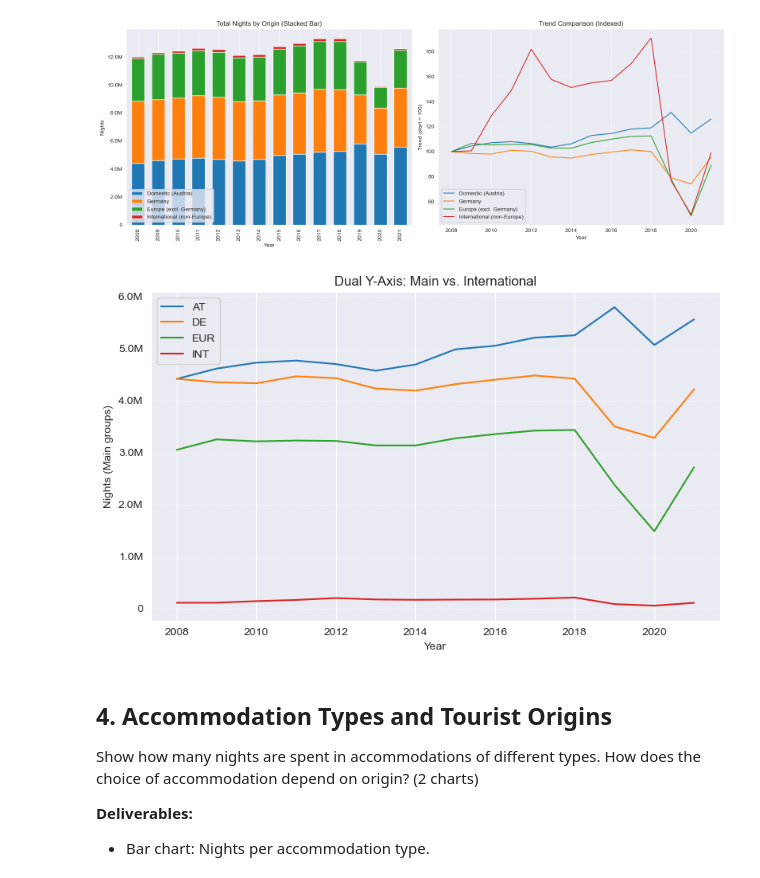
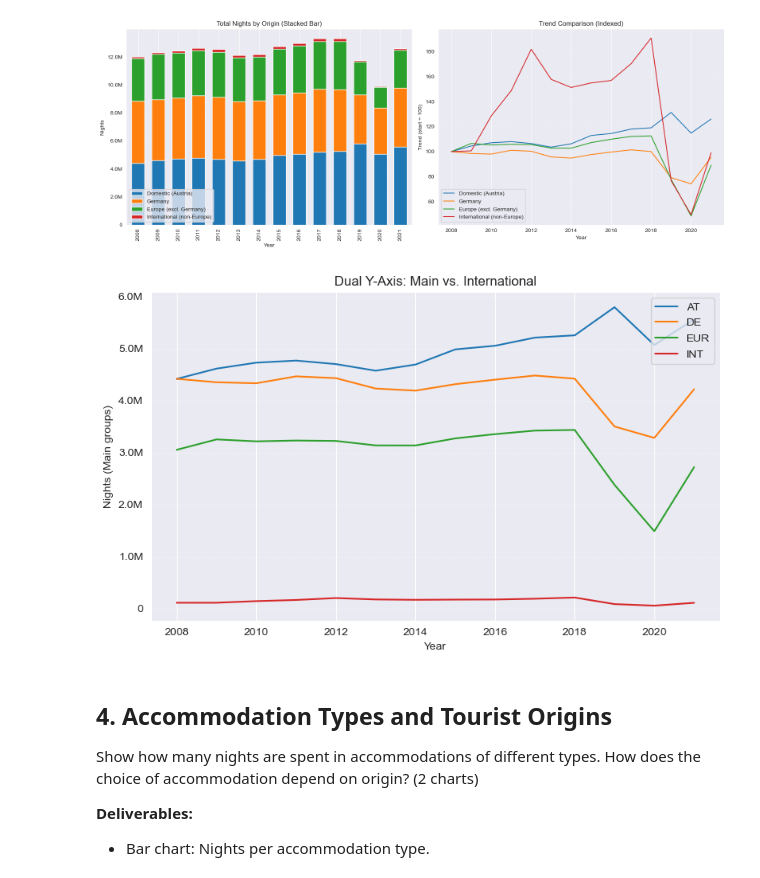
Before and after one commit to mak8427/data_visualization, a Jupyter notebook: exam/problem_2_davide.ipynb, the cells around one changed output. Cells and saved outputs as stored; diff of their text form; code cells hidden in the pictures.

```diff
--- a/exam/problem_2_davide.ipynb
+++ b/exam/problem_2_davide.ipynb
@@ -176,26 +176,26 @@ plt.show()
 # %%
 fig, ax1 = plt.subplots(figsize=(8,5))
 mask = group_b['Herkunft Kategorie'] != 'International (non-Europe)'
 for cat in group_b['Herkunft Kategorie'].unique():
     mask_cat = group_b['Herkunft Kategorie'] == cat
     if cat == 'International (non-Europe)':
         ax2 = ax1.twinx()
         ax2.plot(group_b.loc[mask_cat, 'Tourismusjahr'], group_b.loc[mask_cat, 'Übernachtungen'], 'r--', label=cat)
         ax2.set_ylabel('Nights (International)')
         ax2.get_yaxis().set_major_formatter(FuncFormatter(human_format))
     else:
         ax1.plot(group_b.loc[mask_cat, 'Tourismusjahr'], group_b.loc[mask_cat, 'Übernachtungen'], label=cat)
 ax1.set_ylabel('Nights (Main groups)')
 ax1.get_yaxis().set_major_formatter(FuncFormatter(human_format))
 ax1.set_xlabel('Year')
 ax1.legend(loc='upper left')
-ax2.legend(loc='upper right')
+ax1.legend(loc='upper right')
 plt.title('Dual Y-Axis: Main vs. International')
 plt.grid(axis='y', linestyle=':', alpha=0.7)
 plt.tight_layout()
 plt.show()
 # %% [output]
-[figure, old version]
+[figure, new version]
 # %% [markdown]
 
 ## 4. Accommodation Types and Tourist Origins
```
Also changed, not shown: parts of 1 cell of this notebook.
